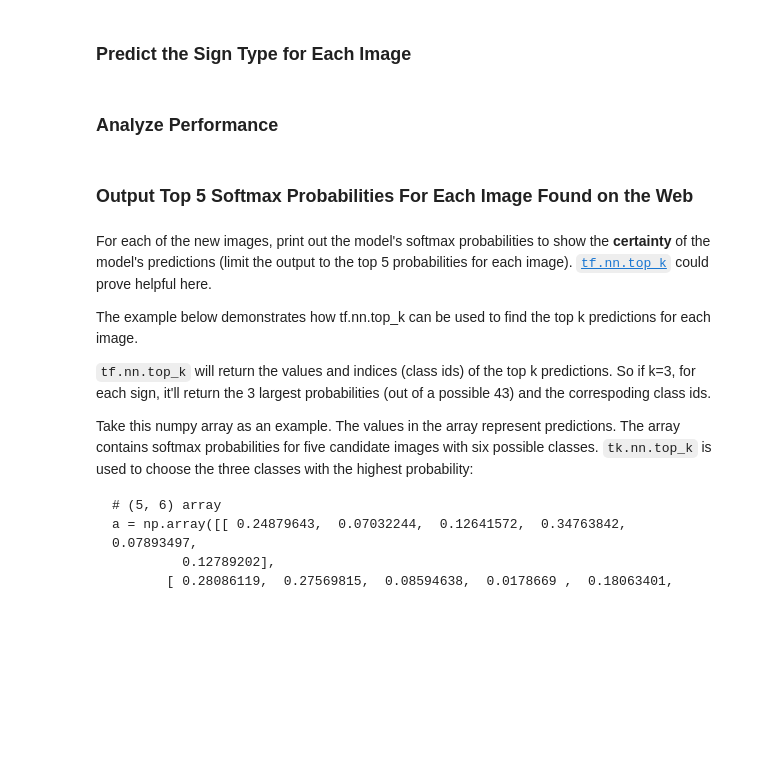
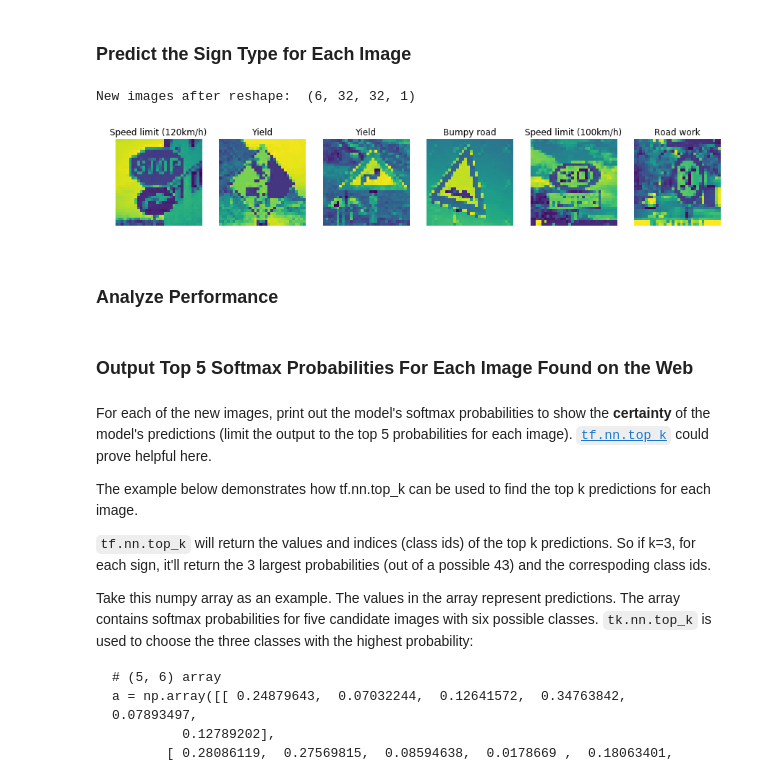
Before and after one commit to shmulik-willinger/traffic_sign_classifier, a Jupyter notebook: Traffic_Sign_Classifier.ipynb, the cells around one changed output. Cells and saved outputs as stored; diff of their text form; code cells hidden in the pictures; blank space fills up the shorter version.

```diff
--- a/Traffic_Sign_Classifier.ipynb
+++ b/Traffic_Sign_Classifier.ipynb
@@ -628,3 +655,34 @@ You may find `signnames.csv` useful as it contains mappings from the class id (i
+# %%
+### Run the predictions here and use the model to output the prediction for each image.
+### Make sure to pre-process the images with the same pre-processing pipeline used earlier.
+import numpy as np
+import csv
+
+X_data = np.asarray(images)
+X_data = X_data.reshape((6,32,32,1))
+print ("New images after reshape: ", X_data.shape)
+
+signs=[]
+with open('signnames.csv', 'rt') as csvfile:
+    reader = csv.DictReader(csvfile, delimiter=',')
+    for row in reader:
+        signs.append((row['SignName']))
+
+with tf.Session() as sess:
+    sess = tf.get_default_session()
+    saver.restore(sess, tf.train.latest_checkpoint('.'))
+    signs_classes = sess.run(tf.argmax(logits, 1), feed_dict={x: X_data})
+
+plt.figure(figsize=(15, 8))
+for i in range(len(images)):
+    plt.subplot(1, 6, i+1)
+    plt.imshow(images[i])
+    plt.title(signs[signs_classes[i]])
+    plt.axis('off')
+plt.show()
+# %% [output]
+New images after reshape:  (6, 32, 32, 1)
+[figure, added]
 # %% [markdown]
 ### Analyze Performance
 # %%
```
Also changed, not shown: parts of 16 cells of this notebook, 6 other files.
